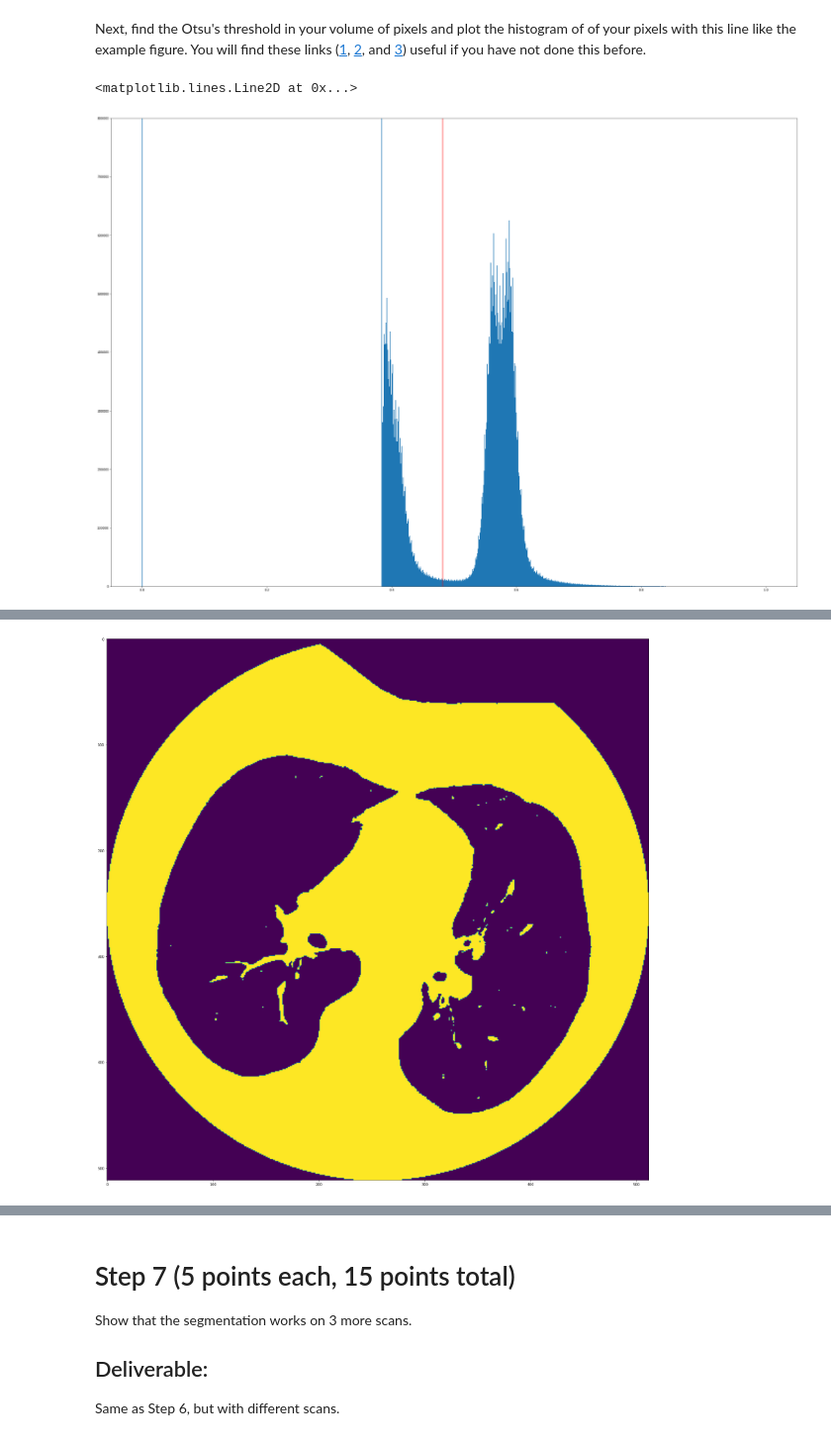
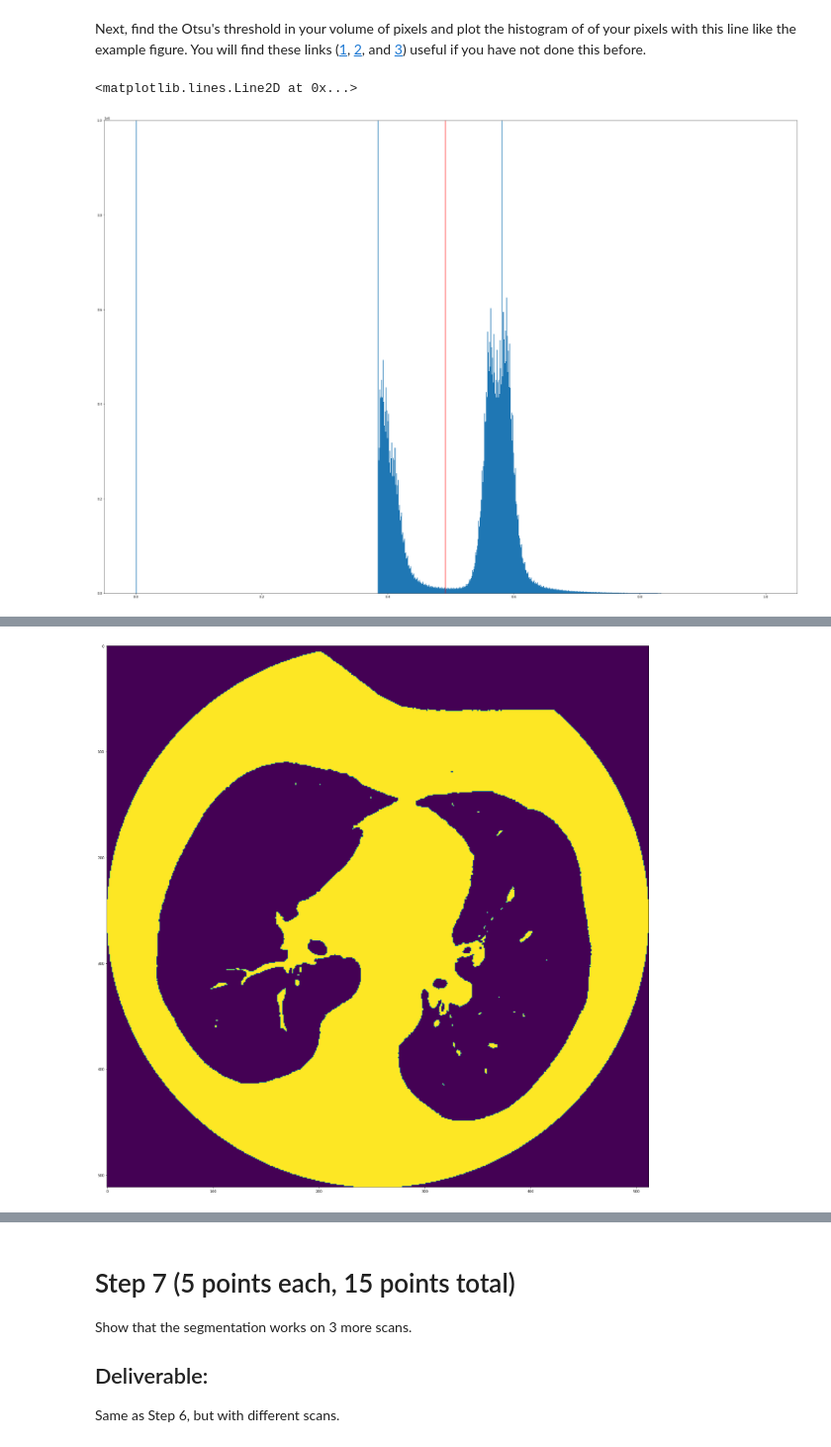
Before and after one commit to aaronsossin/assignment1_medical_imaging, a Jupyter notebook: BMI260_Problem_Set_1.ipynb, the cells around one changed output, grey strips where cells are left out. Shown at 99% size. Drawn from its saved outputs; the diff is of its cells as text; code cells hidden in the pictures.

```diff
--- a/BMI260_Problem_Set_1.ipynb
+++ b/BMI260_Problem_Set_1.ipynb
@@ -247,7 +247,7 @@ def get_volCT(scans_path, hounsfield):
         ds = dicom.read_file(dicom_loc)
         sort_index.append(int(ds.InstanceNumber))
         if hounsfield == True:
-            temp.append(hounsfield_conversion(ds))
+            temp.append(ds.RescaleSlope * ds.pixel_array + ds.RescaleIntercept)
         else:
             temp.append(ds.pixel_array)
 
@@ -315,7 +315,10 @@ def normalization(volCT):
     return to_return
 
 #volCT = np.float32(normalization(get_volCT(scans_path, False)))
-volCT = get_volCT(scans_path, False)
+volCT = get_volCT(scans_path, True)
+print("maximum: ", np.max(volCT))
+print("minimum: ", np.min(volCT))
+print("datatype of the pixels: ", type(volCT[0][0][0]))
 volCT = np.float32(normalization(volCT))
 
 print("maximum: ", np.max(volCT))
@@ -355,19 +361,19 @@ Next, find the Otsu's threshold in your volume of pixels and plot the histogram
 # %%
 ### WRITE CODE IN HERE. You can have up to 2 cells for this question, but only one is required #######
 
 from skimage import filters
 arrct = np.ravel(volCT)
 thresh = filters.threshold_otsu(arrct[arrct > 0])
 
 
 _ = plt.hist(volCT.reshape(-1), 1000)
-plt.ylim([0,800000])
+plt.ylim([0,1000000])
 plt.axvline(x = thresh, color = 'r')
 
 ######################################################################################################
 # %% [output]
 <matplotlib.lines.Line2D at 0x...>
-[figure, old version]
+[figure, new version]
 # %% [markdown]
 # Step 5 (10 points)
 
@@ -388,7 +394,7 @@ plt.rcParams['figure.figsize'] = (15,9)
 
 ######################################################################################################
 # %% [output]
-[figure, old version]
+[figure, new version]
 # %% [markdown]
 # Step 6 (30 points)
 
```
Also changed, not shown: parts of 4 cells of this notebook.
